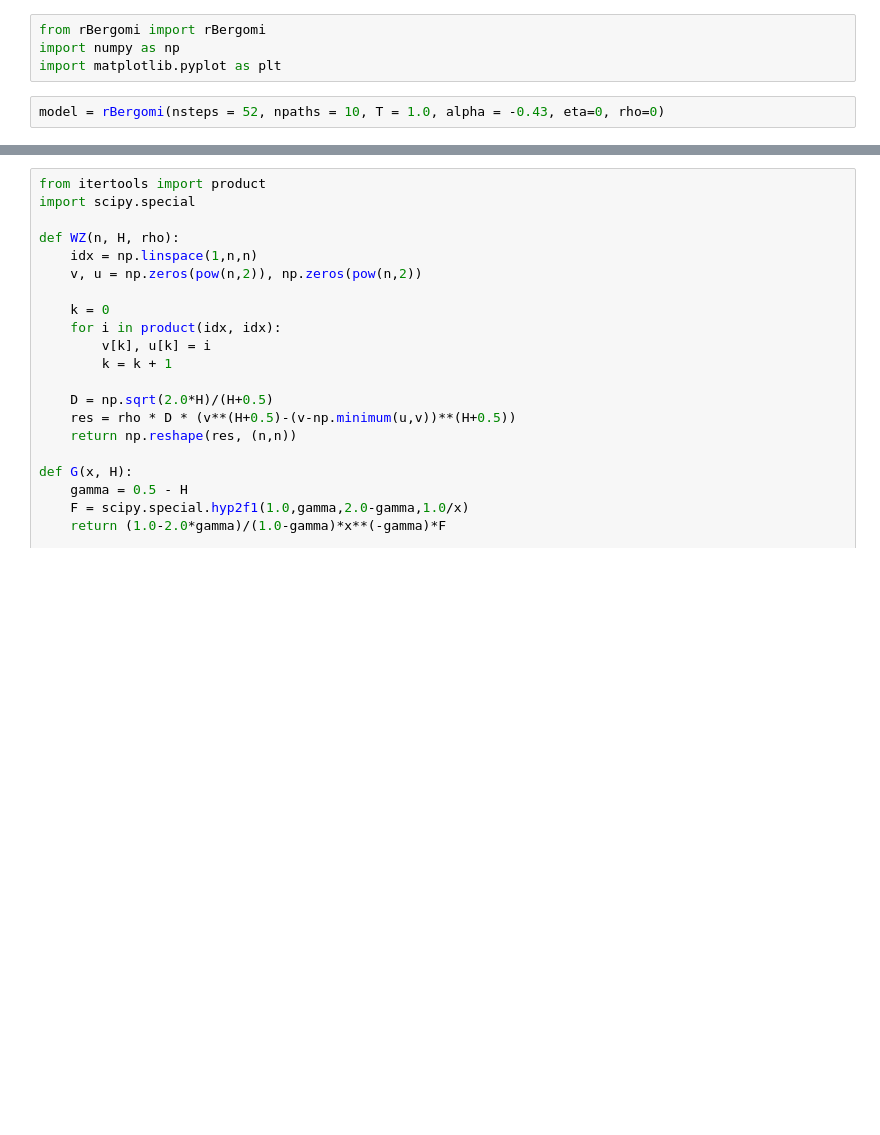
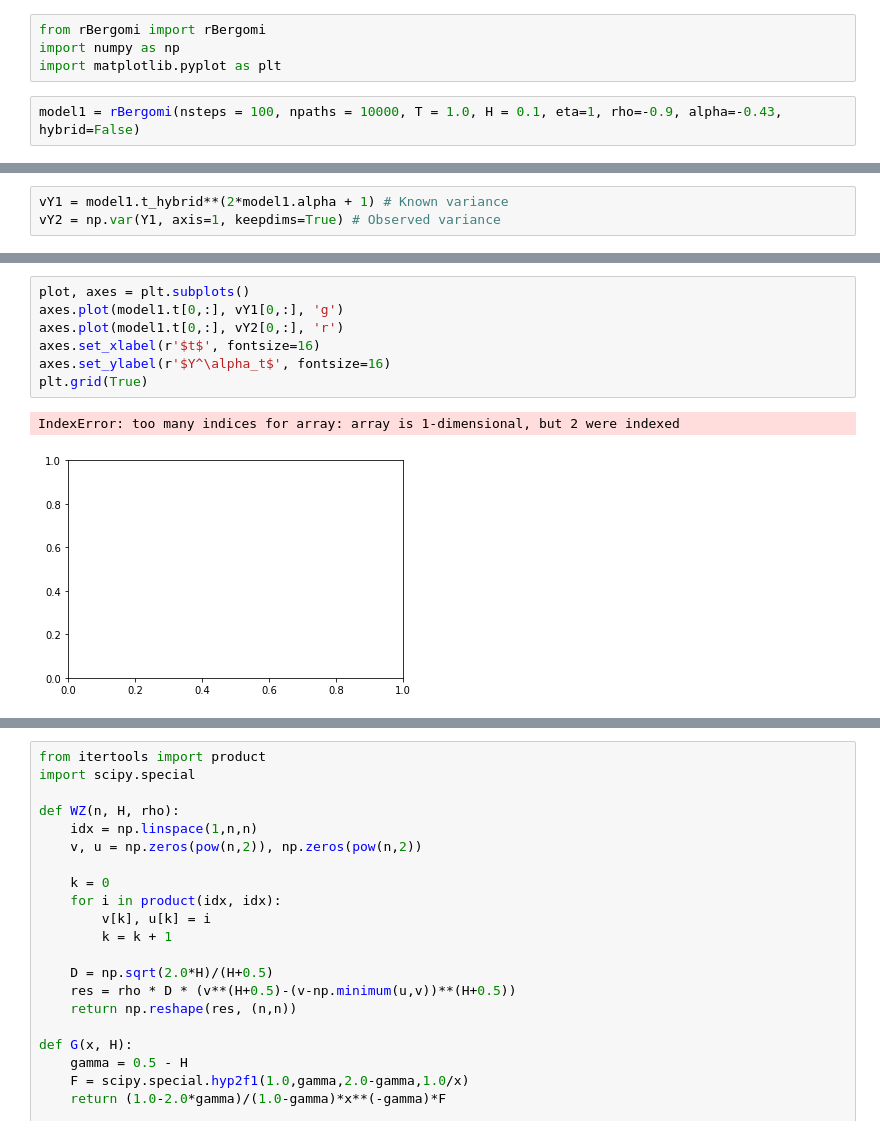
Before and after one commit to Zattera44/Speciale, a Jupyter notebook: rBergomi/rBergomi_simulaiton.ipynb, the cells around one changed output, grey strips where cells are left out. Saved outputs shown, nothing was run; the diff lists cells and outputs as text; blank space fills up the shorter version.

```diff
--- a/rBergomi/rBergomi_simulaiton.ipynb
+++ b/rBergomi/rBergomi_simulaiton.ipynb
@@ -9,4 +9,4 @@ from rBergomi import rBergomi
 import numpy as np
 import matplotlib.pyplot as plt
 # %%
-model = rBergomi(nsteps = 52, npaths = 10, T = 1.0, alpha = -0.43, eta=0, rho=0)
+model1 = rBergomi(nsteps = 100, npaths = 10000, T = 1.0, H = 0.1, eta=1, rho=-0.9, alpha=-0.43, hybrid=False)
@@ -16,0 +37,3 @@ V = model.sim_V()
+# %%
+vY1 = model1.t_hybrid**(2*model1.alpha + 1) # Known variance
+vY2 = np.var(Y1, axis=1, keepdims=True) # Observed variance
@@ -16,0 +60,10 @@ V = model.sim_V()
+# %%
+plot, axes = plt.subplots()
+axes.plot(model1.t[0,:], vY1[0,:], 'g')
+axes.plot(model1.t[0,:], vY2[0,:], 'r')
+axes.set_xlabel(r'$t$', fontsize=16)
+axes.set_ylabel(r'$Y^\alpha_t$', fontsize=16)
+plt.grid(True)
+# %% [output]
+IndexError: too many indices for array: array is 1-dimensional, but 2 were indexed
+[figure, added]
```
Also changed, not shown: parts of 10 cells of this notebook, 3 other files.
